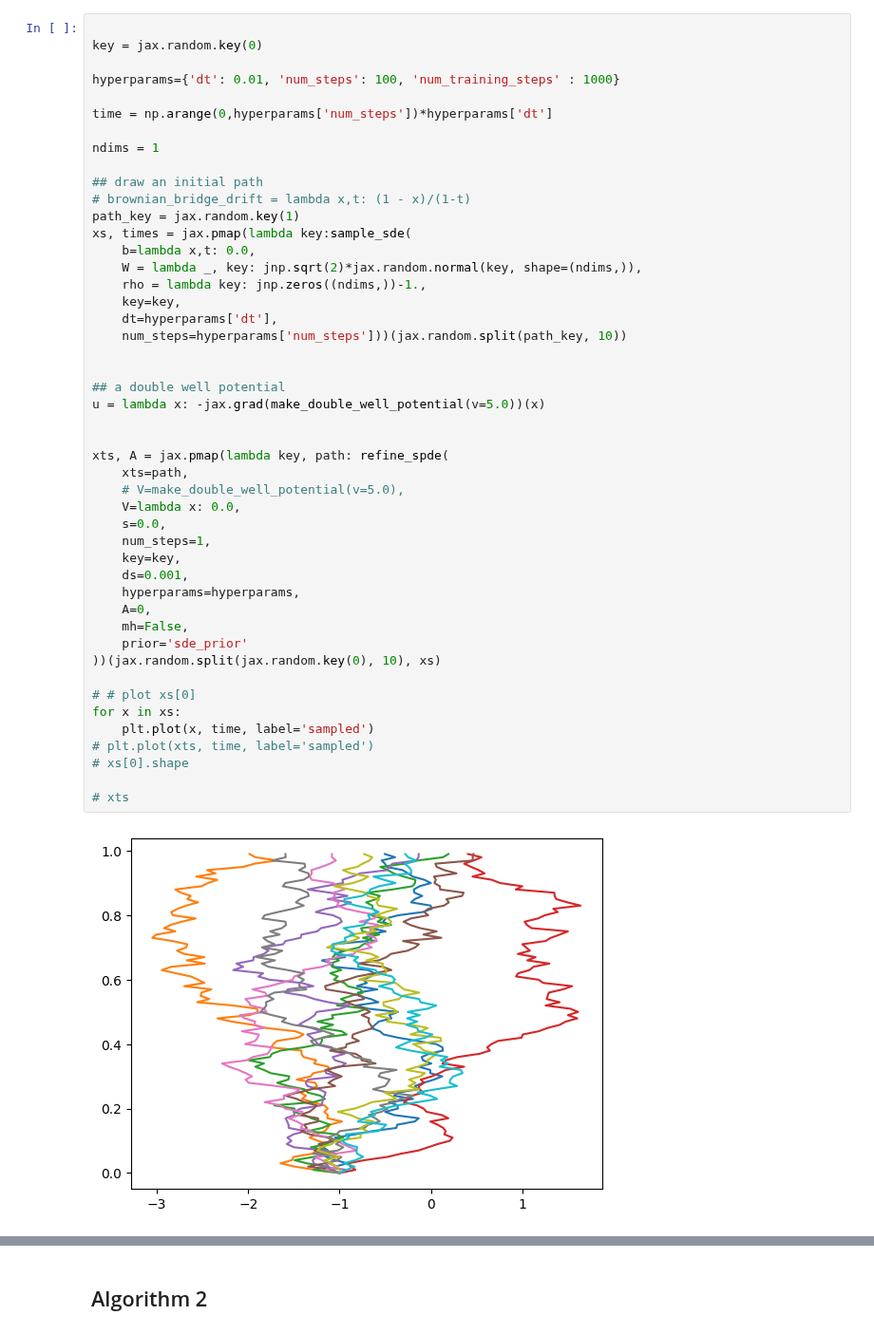
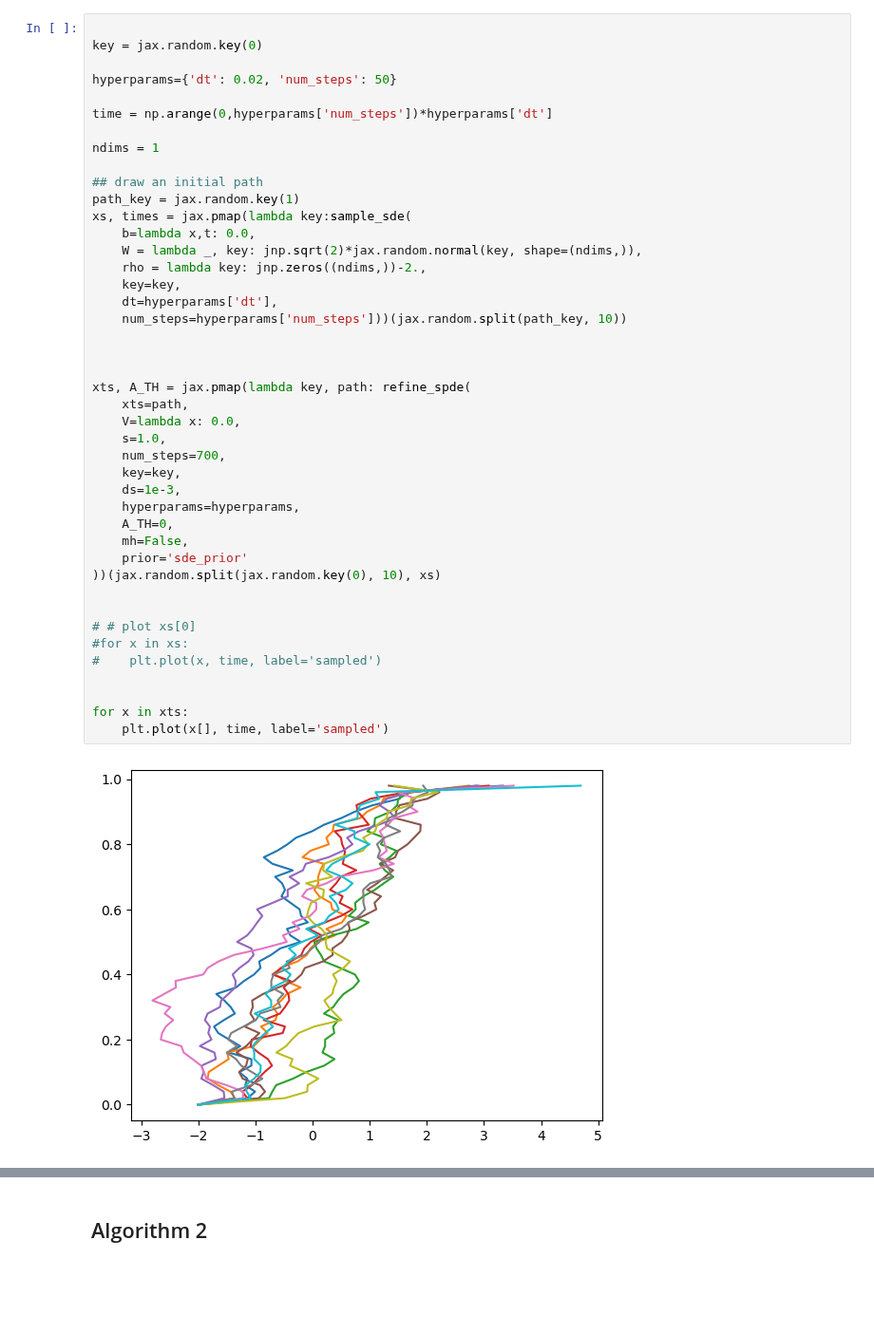
Before and after one commit to reubenharry/path_sampling, a Jupyter notebook: src/spde.ipynb, the cells around one changed output, grey strips where cells are left out. Shown at 95% size. Drawn from its saved outputs; the diff is of its cells as text; blank space fills up the shorter version.

```diff
--- a/src/spde.ipynb
+++ b/src/spde.ipynb
@@ -93,50 +86,46 @@ def refine_spde(xts, V, s, A, num_steps, key, ds, hyperparams, mh, prior= 'brown
 
 key = jax.random.key(0)
 
-hyperparams={'dt': 0.01, 'num_steps': 100, 'num_training_steps' : 1000}
+hyperparams={'dt': 0.02, 'num_steps': 50}
 
 time = np.arange(0,hyperparams['num_steps'])*hyperparams['dt']
 
 ndims = 1
 
 ## draw an initial path
-# brownian_bridge_drift = lambda x,t: (1 - x)/(1-t)
 path_key = jax.random.key(1)
 xs, times = jax.pmap(lambda key:sample_sde(
     b=lambda x,t: 0.0,
     W = lambda _, key: jnp.sqrt(2)*jax.random.normal(key, shape=(ndims,)),
-    rho = lambda key: jnp.zeros((ndims,))-1.,
+    rho = lambda key: jnp.zeros((ndims,))-2.,
     key=key,
     dt=hyperparams['dt'],
     num_steps=hyperparams['num_steps']))(jax.random.split(path_key, 10))
 
 
-## a double well potential
-u = lambda x: -jax.grad(make_double_well_potential(v=5.0))(x)
 
-
-xts, A = jax.pmap(lambda key, path: refine_spde(
+xts, A_TH = jax.pmap(lambda key, path: refine_spde(
     xts=path,
-    # V=make_double_well_potential(v=5.0),
     V=lambda x: 0.0,
-    s=0.0,
-    num_steps=1,
+    s=1.0,
+    num_steps=700,
     key=key,
-    ds=0.001,
+    ds=1e-3,
     hyperparams=hyperparams,
-    A=0,
+    A_TH=0,
     mh=False,
     prior='sde_prior'
 ))(jax.random.split(jax.random.key(0), 10), xs)
 
+
 # # plot xs[0]
-for x in xs:
-    plt.plot(x, time, label='sampled')
-# plt.plot(xts, time, label='sampled')
-# xs[0].shape
+#for x in xs:
+#    plt.plot(x, time, label='sampled')
 
-# xts
+
+for x in xts:
+    plt.plot(x[], time, label='sampled')
 # %% [output]
-[figure, old version]
+[figure, new version]
 # %%
 for x in xts:
```
Also changed, not shown: parts of 7 cells of this notebook.
